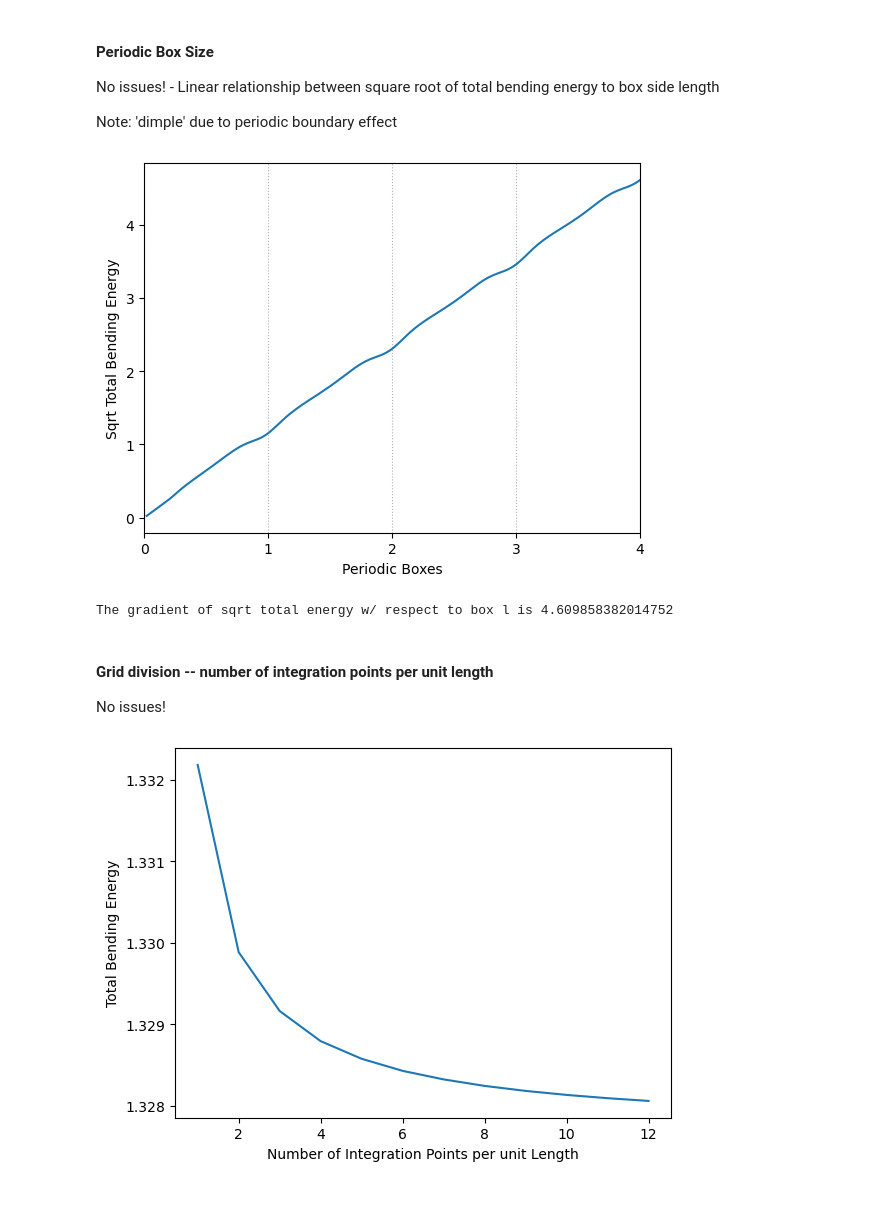
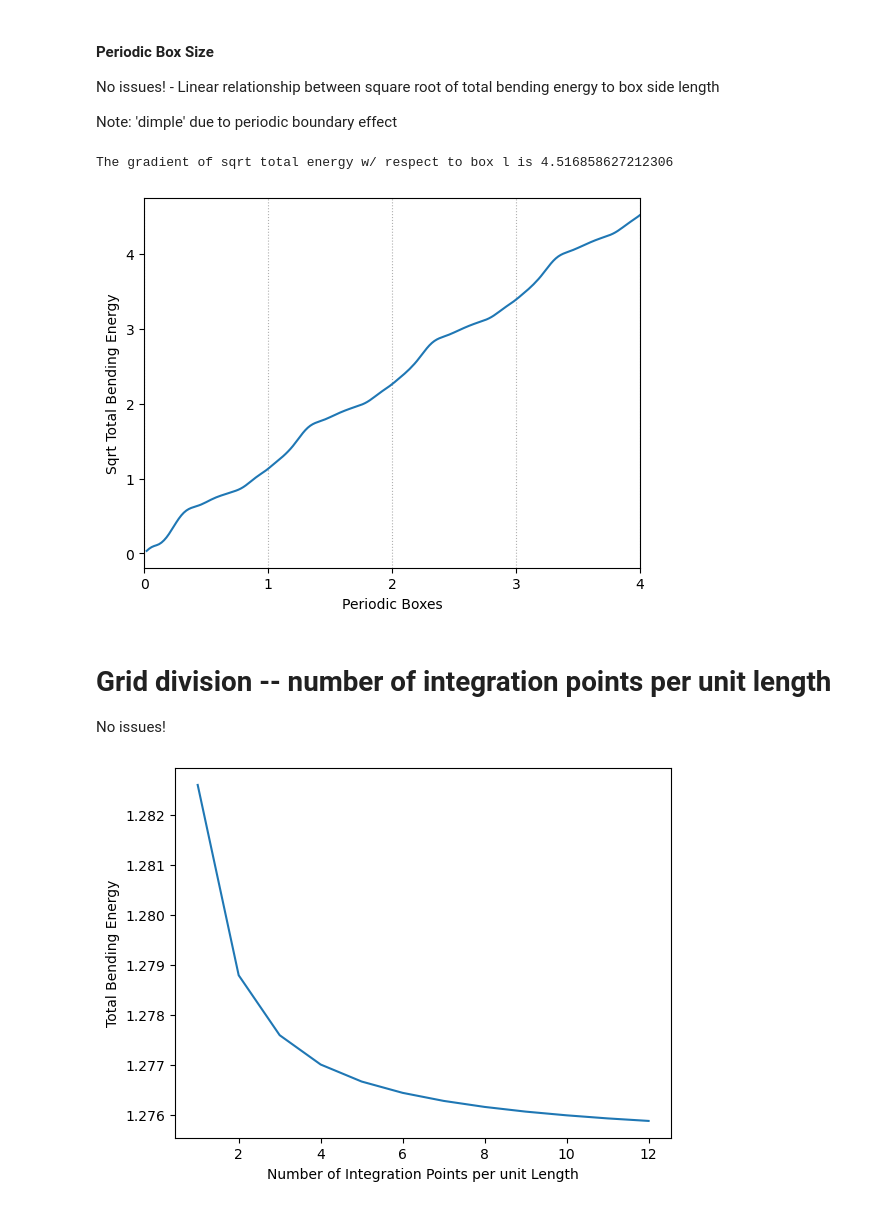
Before and after one commit to ralph-holden/mem_curve, a Jupyter notebook: gen_membrane/gen_mem.ipynb, the cells around one changed output. Cells and saved outputs as stored; diff of their text form; code cells hidden in the pictures.

```diff
--- a/gen_membrane/gen_mem.ipynb
+++ b/gen_membrane/gen_mem.ipynb
@@ -63,7 +63,7 @@ print(bending_energy)
 # %%
 # Track acceptance probability
 naccepts      = 0
-accepts_track = []
+naccepts_track = []
 
 # Run simulation
 for step in range(1,nsteps+1):
@@ -71,10 +71,10 @@ for step in range(1,nsteps+1):
     membrane_lst, accept_move = montecarlostep(membrane_lst)
 
     naccepts += 1 if accept_move else 0
-    accepts_track += [naccepts]
+    naccepts_track += [naccepts]
 
     if step%2000==0 and step!=0:
-        print(f'Step {step}: accepted moves {naccepts}')
+        print(f'Step {step}: accepted moves {naccepts}, bending energy {membrane_lst[-1]['energy']} kbT')
 
 print('Acceptance ratio:', naccepts/nsteps)
 # %% [output]
@@ -149,16 +138,23 @@ energy_lst = [ membrane['energy'] for membrane in membrane_lst ]
 # Calculate values every <nframes>
 nframes = 10
 
-H_lst = []
-K_lst = []
+H_lst  = []
+K_lst  = []
+dA_lst = []
 
 for membrane in membrane_lst[::nframes]:
 
+    # Calculate local height derivatives from Fourier surface
+    h_x, h_y, h_xx, h_xy, h_yy = calc_fourier_derivatives(membrane, params.X, params.Y)
     # Calculate shape operator
-    S = calc_shape_operator(membrane, params.X, params.Y)
+    S = calc_shape_operator(h_x, h_y, h_xx, h_xy, h_yy)
+
     # Calculate mean and Gaussian curvatures
     H_lst += [np.sum(calc_H(S))]
     K_lst += [np.sum(calc_K_G(S))]
+
+    # Calculate change in area from membrane bending
+    dA_lst += [calc_area_element(h_x, h_y)]
 # %%
 # Plot energy
 plt.figure(figsize=[8,5])
@@ -199,7 +216,7 @@ How does membrane thickness compare to CWT..?
 $\langle h(\textbf{r})^{2} \rangle = \frac{k_bT}{16\pi^{3} \kappa} L^{2} $
 # %%
 # Skip steps before equilibrium
-nskip = 10000
+nskip = 6000
 
 # Calculate values every <nframes>
 nframes = 10
@@ -213,7 +230,8 @@ for membrane in membrane_lst[nskip::nframes]:
     # Calculate height
     mem_height     = calc_height(membrane, params.X, params.Y)
     mean_height   += np.mean(mem_height) # average over all grids
-    meansq_height += np.max(mem_height)**2 /2 + np.min(mem_height)**2 /2
+    #meansq_height += ( (np.max(mem_height) - np.min(mem_height))/2 )**2 # take membrane height from the mid-planed, average of +VE & -VE deviations
+    meansq_height += np.mean(mem_height**2)
 
 mean_height   /= len(membrane_lst[nskip::nframes])
 meansq_height /= len(membrane_lst[nskip::nframes])
@@ -559,16 +606,20 @@ for n in t_range:
     y = np.linspace(0, l_y, l_y * npts)
     X, Y = np.meshgrid(x, y)
 
+    # Calculate local height derivatives from Fourier surface
+    h_x, h_y, h_xx, h_xy, h_yy = calc_fourier_derivatives(mean_membrane, X, Y)
     # Calculate shape operator
-    S = calc_shape_operator(mean_membrane, X, Y)
+    S = calc_shape_operator(h_x, h_y, h_xx, h_xy, h_yy)
+    # Calculate change in area from membrane bending
+    dA = calc_area_element(h_x, h_y)
     # Calculate mean and Gaussian curvatures
     H   = calc_H(S)
     K_G = calc_K_G(S)
     # Calculate bending energy
     # from 'calc_helfrich_energy'
     energy_per_l = 2*params.kappa_H * ( H - params.H_0 )**2 + abs(params.kappa_K * K_G) # abs to avoid negative bending energy??
-    subgrid_area = 1 / (npts**2) # for integration over total area: l_x * l_y / ( l_x*npts * l_y*npts )
-    bending_energy = np.sum(energy_per_l) * subgrid_area
+    subgrid_area = 1 / (dA * npts**2) # for integration over total area: l_x * l_y / ( l_x*npts * l_y*npts )
+    bending_energy = np.sum(energy_per_l * subgrid_area)
 
     U_lst += [bending_energy]
 
@@ -584,42 +635,44 @@ plt.xticks(np.arange(0, t_max+1, 50),[str(n) for n in range(len(range(0, t_max+1
 plt.xlim(0, t_max)
 plt.show()
 # %% [output]
+The gradient of sqrt total energy w/ respect to box l is 4.516858627212306
-[figure, old version]
+[figure, new version]
-The gradient of sqrt total energy w/ respect to box l is 4.609858382014752
 # %% [markdown]
-#### Grid division -- number of integration points per unit length
+# Grid division -- number of integration points per unit length
 No issues!
 # %%
 U_lst = []
 npts_range = range(1, 12+1)
 
 l_x = l_y = 50
 # note: if differs from simulation box size, will have superposition of boundary effects
 
 for npts in npts_range:
 
     # X, Y grid for calculations
     x = np.linspace(0, l_x, l_x * npts)
     y = np.linspace(0, l_y, l_y * npts)
     X, Y = np.meshgrid(x, y)
 
+    # Calculate local height derivatives from Fourier surface
+    h_x, h_y, h_xx, h_xy, h_yy = calc_fourier_derivatives(mean_membrane, X, Y)
     # Calculate shape operator
-    S = calc_shape_operator(mean_membrane, X, Y)
+    S = calc_shape_operator(h_x, h_y, h_xx, h_xy, h_yy)
     # Calculate mean and Gaussian curvatures
     H   = calc_H(S)
     K_G = calc_K_G(S)
     # Calculate bending energy
     # from 'calc_helfrich_energy'
     energy_per_l = 2*params.kappa_H * ( H - params.H_0 )**2 + abs(params.kappa_K * K_G) # abs to avoid negative bending energy??
     subgrid_area = 1 / (npts**2) # for integration over total area: l_x * l_y / ( l_x*npts * l_y*npts )
     bending_energy = np.sum(energy_per_l) * subgrid_area
 
     U_lst += [bending_energy]
 
 plt.figure()
 plt.ylabel('Total Bending Energy')
 plt.xlabel('Number of Integration Points per unit Length')
 plt.plot(npts_range, U_lst)
 plt.show()
 # %% [output]
-[figure, old version]
+[figure, new version]
```
Also changed, not shown: parts of 22 cells of this notebook, 1 other file.
